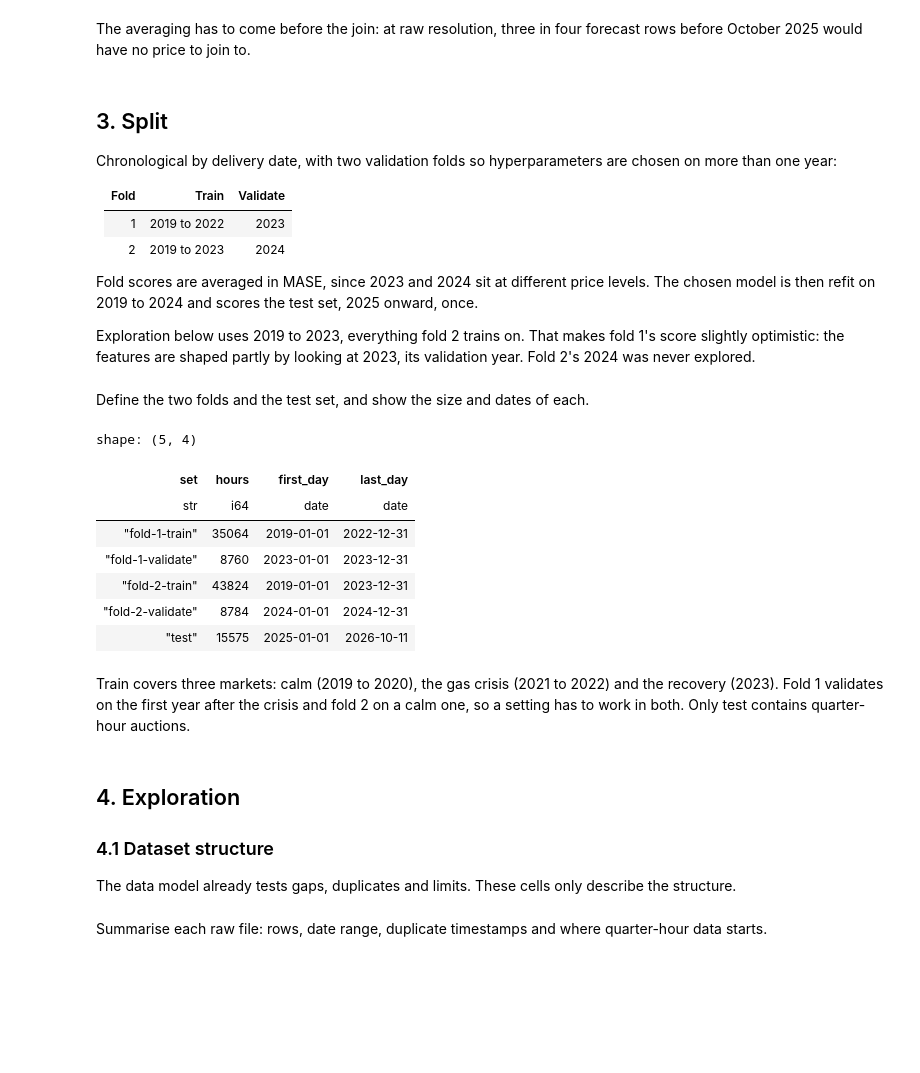
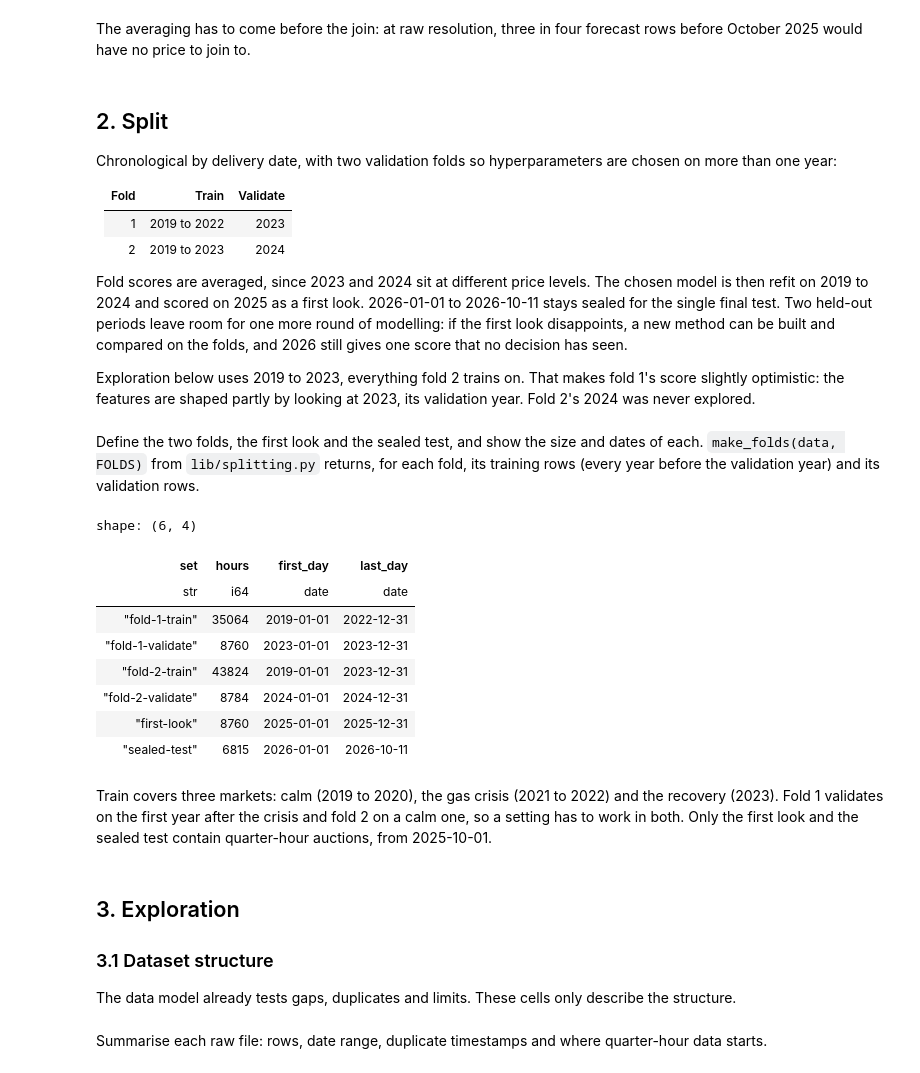
Before and after one commit to martin-gbeck/dba-group-project, a Jupyter notebook: de_price_forecast.ipynb, the cells around one changed output. Cells and saved outputs as stored; diff of their text form; code cells hidden in the pictures; blank space fills up the shorter version.

```diff
--- a/de_price_forecast.ipynb
+++ b/de_price_forecast.ipynb
@@ -121,7 +160,7 @@ Validation passed. The first row is midnight on 2019-01-01 German time, which is
 # %% [markdown]
 The averaging has to come before the join: at raw resolution, three in four forecast rows before October 2025 would have no price to join to.
 # %% [markdown]
-## 3. Split
+## 2. Split
 
 Chronological by delivery date, with two validation folds so hyperparameters are chosen on more than one year:
 
@@ -130,14 +169,15 @@ Chronological by delivery date, with two validation folds so hyperparameters are
 | 1 | 2019 to 2022 | 2023 |
 | 2 | 2019 to 2023 | 2024 |
 
-Fold scores are averaged in MASE, since 2023 and 2024 sit at different price levels. The chosen model is then refit on 2019 to 2024 and scores the test set, 2025 onward, once.
+Fold scores are averaged, since 2023 and 2024 sit at different price levels. The chosen model is then refit on 2019 to 2024 and scored on 2025 as a first look. 2026-01-01 to 2026-10-11 stays sealed for the single final test. Two held-out periods leave room for one more round of modelling: if the first look disappoints, a new method can be built and compared on the folds, and 2026 still gives one score that no decision has seen.
 
 Exploration below uses 2019 to 2023, everything fold 2 trains on. That makes fold 1's score slightly optimistic: the features are shaped partly by looking at 2023, its validation year. Fold 2's 2024 was never explored.
 # %% [markdown]
-Define the two folds and the test set, and show the size and dates of each.
+Define the two folds, the first look and the sealed test, and show the size and dates of each. `make_folds(data, FOLDS)` from `lib/splitting.py` returns, for each fold, its training rows (every year before the validation year) and its validation rows.
 # %%
 LAST_EXPLORED_YEAR = 2023
 TEST_FROM = 2025
+SEALED_FROM = 2026  # 2025 is the first look; 2026 onward stays sealed until the end
 FOLDS = {
     "fold-1": 2023,
     "fold-2": 2024,
@@ -146,53 +186,51 @@ FOLDS = {
 # exploration works on everything fold 2 trains on
 train = df.filter(pl.col("year") <= LAST_EXPLORED_YEAR)
 test = df.filter(pl.col("year") >= TEST_FROM)
-folds: dict[
-    str,
-    tuple[pl.DataFrame, pl.DataFrame],
-] = {
-    name: (df.filter(pl.col("year") < year), df.filter(pl.col("year") == year))
-    for name, year in FOLDS.items()
-}
+folds = make_folds(df, FOLDS)
 
 
 # one row per piece: each fold's training and validation data, then the test set
 pieces: list[
     tuple[
         str,
         pl.DataFrame,
     ]
 ] = [
     (f"{name}-{role}", part)
     for name, (fit, valid) in folds.items()
     for role, part in (("train", fit), ("validate", valid))
-] + [("test", test)]
+] + [
+    ("first-look", test.filter(pl.col("year") < SEALED_FROM)),
+    ("sealed-test", test.filter(pl.col("year") >= SEALED_FROM)),
+]
 
 pl.DataFrame(
     [
         {
             "set": label,
             "hours": part.height,
             "first_day": part["date"].min(),
             "last_day": part["date"].max(),
         }
         for label, part in pieces
     ]
 )
 # %% [output]
-shape: (5, 4)
+shape: (6, 4)
 | set | hours | first_day | last_day |
 | str | i64 | date | date |
 | "fold-1-train" | 35064 | 2019-01-01 | 2022-12-31 |
 | "fold-1-validate" | 8760 | 2023-01-01 | 2023-12-31 |
 | "fold-2-train" | 43824 | 2019-01-01 | 2023-12-31 |
 | "fold-2-validate" | 8784 | 2024-01-01 | 2024-12-31 |
-| "test" | 15575 | 2025-01-01 | 2026-10-11 |
+| "first-look" | 8760 | 2025-01-01 | 2025-12-31 |
+| "sealed-test" | 6815 | 2026-01-01 | 2026-10-11 |
 # %% [markdown]
-Train covers three markets: calm (2019 to 2020), the gas crisis (2021 to 2022) and the recovery (2023). Fold 1 validates on the first year after the crisis and fold 2 on a calm one, so a setting has to work in both. Only test contains quarter-hour auctions.
+Train covers three markets: calm (2019 to 2020), the gas crisis (2021 to 2022) and the recovery (2023). Fold 1 validates on the first year after the crisis and fold 2 on a calm one, so a setting has to work in both. Only the first look and the sealed test contain quarter-hour auctions, from 2025-10-01.
 # %% [markdown]
-## 4. Exploration
+## 3. Exploration
 
-### 4.1 Dataset structure
+### 3.1 Dataset structure
 
 The data model already tests gaps, duplicates and limits. These cells only describe the structure.
 # %% [markdown]
```
Also changed, not shown: parts of 76 cells of this notebook, 12 other files.
